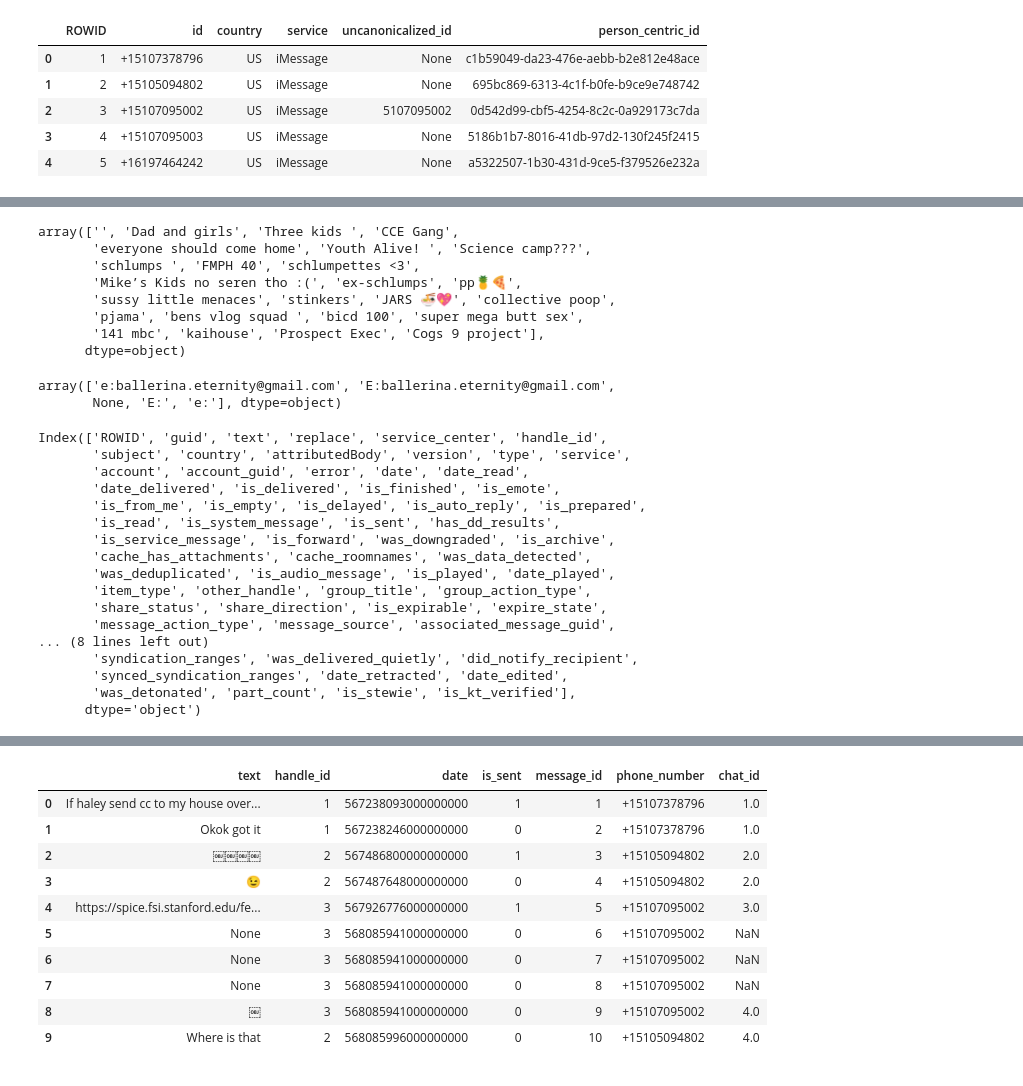
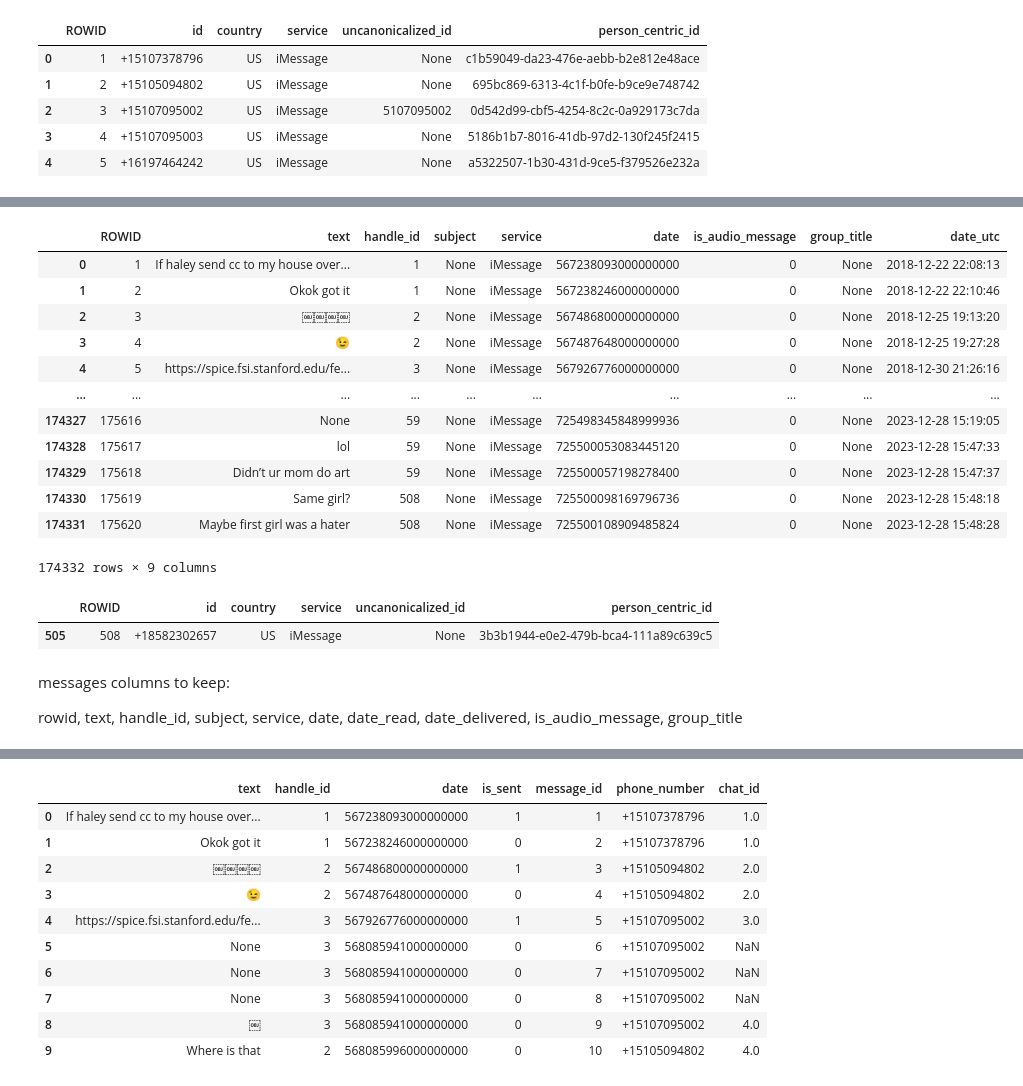
Before and after one commit to jjoycehu/message-wrapped, a Jupyter notebook: message-wrapped.ipynb, the cells around one changed output, grey strips where cells are left out. Drawn from its saved outputs; the diff is of its cells as text; code cells hidden in the pictures.

```diff
--- a/message-wrapped.ipynb
+++ b/message-wrapped.ipynb
@@ -98,39 +152,41 @@ Index(['ROWID', 'guid', 'style', 'state', 'account_id', 'properties',
-# %%
-chats['display_name'].unique()
-# %% [output]
-array(['', 'Dad and girls', 'Three kids ', 'CCE Gang',
-       'everyone should come home', 'Youth Alive! ', 'Science camp???',
-       'schlumps ', 'FMPH 40', 'schlumpettes <3',
-       'Mike’s Kids no seren tho :(', 'ex-schlumps', 'pp🍍🍕',
-       'sussy little menaces', 'stinkers', 'JARS 🍜💖', 'collective poop',
-       'pjama', 'bens vlog squad ', 'bicd 100', 'super mega butt sex',
-       '141 mbc', 'kaihouse', 'Prospect Exec', 'Cogs 9 project'],
-      dtype=object)
-# %%
-messages['account'].unique()
-# %% [output]
-array(['e:ballerina.eternity@gmail.com', 'E:ballerina.eternity@gmail.com',
-       None, 'E:', 'e:'], dtype=object)
-# %%
-messages.columns
-# %% [output]
-Index(['ROWID', 'guid', 'text', 'replace', 'service_center', 'handle_id',
-       'subject', 'country', 'attributedBody', 'version', 'type', 'service',
-       'account', 'account_guid', 'error', 'date', 'date_read',
-       'date_delivered', 'is_delivered', 'is_finished', 'is_emote',
-       'is_from_me', 'is_empty', 'is_delayed', 'is_auto_reply', 'is_prepared',
-       'is_read', 'is_system_message', 'is_sent', 'has_dd_results',
-       'is_service_message', 'is_forward', 'was_downgraded', 'is_archive',
-       'cache_has_attachments', 'cache_roomnames', 'was_data_detected',
-       'was_deduplicated', 'is_audio_message', 'is_played', 'date_played',
-       'item_type', 'other_handle', 'group_title', 'group_action_type',
-       'share_status', 'share_direction', 'is_expirable', 'expire_state',
-       'message_action_type', 'message_source', 'associated_message_guid',
-... (8 lines left out)
-       'syndication_ranges', 'was_delivered_quietly', 'did_notify_recipient',
-       'synced_syndication_ranges', 'date_retracted', 'date_edited',
-       'was_detonated', 'part_count', 'is_stewie', 'is_kt_verified'],
-      dtype='object')
+# %%
+# get messages
+
+# rowid, text, handle_id, subject, service, date, date_read, date_delivered, is_audio_message, group_title
+keep_cols = ['ROWID', 'text', 'handle_id', 'subject', 'service', 'date', 'is_audio_message', 'group_title']
+
+# Construct the SQL query with the specified columns
+query = f'''
+    SELECT {', '.join(keep_cols)},
+           datetime(date/1000000000 + strftime("%s", "2001-01-01"), "unixepoch", "localtime") AS date_utc
+    FROM message
+'''
+
+messages = pd.read_sql_query(query, conn)
+messages
+# %% [output]
+|  | ROWID | text | handle_id | subject | service | date | is_audio_message | group_title | date_utc |
+| 0 | 1 | If haley send cc to my house over... | 1 | None | iMessage | 567238093000000000 | 0 | None | 2018-12-22 22:08:13 |
+| 1 | 2 | Okok got it | 1 | None | iMessage | 567238246000000000 | 0 | None | 2018-12-22 22:10:46 |
+| 2 | 3 | ￼￼￼￼ | 2 | None | iMessage | 567486800000000000 | 0 | None | 2018-12-25 19:13:20 |
+| 3 | 4 | 😉 | 2 | None | iMessage | 567487648000000000 | 0 | None | 2018-12-25 19:27:28 |
+| 4 | 5 | https://spice.fsi.stanford.edu/fe... | 3 | None | iMessage | 567926776000000000 | 0 | None | 2018-12-30 21:26:16 |
+| ... | ... | ... | ... | ... | ... | ... | ... | ... | ... |
+| 174327 | 175616 | None | 59 | None | iMessage | 725498345848999936 | 0 | None | 2023-12-28 15:19:05 |
+| 174328 | 175617 | lol | 59 | None | iMessage | 725500053083445120 | 0 | None | 2023-12-28 15:47:33 |
+| 174329 | 175618 | Didn’t ur mom do art | 59 | None | iMessage | 725500057198278400 | 0 | None | 2023-12-28 15:47:37 |
+| 174330 | 175619 | Same girl? | 508 | None | iMessage | 725500098169796736 | 0 | None | 2023-12-28 15:48:18 |
+| 174331 | 175620 | Maybe first girl was a hater | 508 | None | iMessage | 725500108909485824 | 0 | None | 2023-12-28 15:48:28 |
+174332 rows × 9 columns
+# %%
+handles[handles['ROWID'] == 508]
+# %% [output]
+|  | ROWID | id | country | service | uncanonicalized_id | person_centric_id |
+| 505 | 508 | +18582302657 | US | iMessage | None | 3b3b1944-e0e2-479b-bca4-111a89c639c5 |
+# %% [markdown]
+messages columns to keep:
+
+rowid, text, handle_id, subject, service, date, date_read, date_delivered, is_audio_message, group_title
 # %%
 messages = pd.read_sql_query("select * from message", conn)
 messages
```
Also changed, not shown: parts of 13 cells of this notebook.
